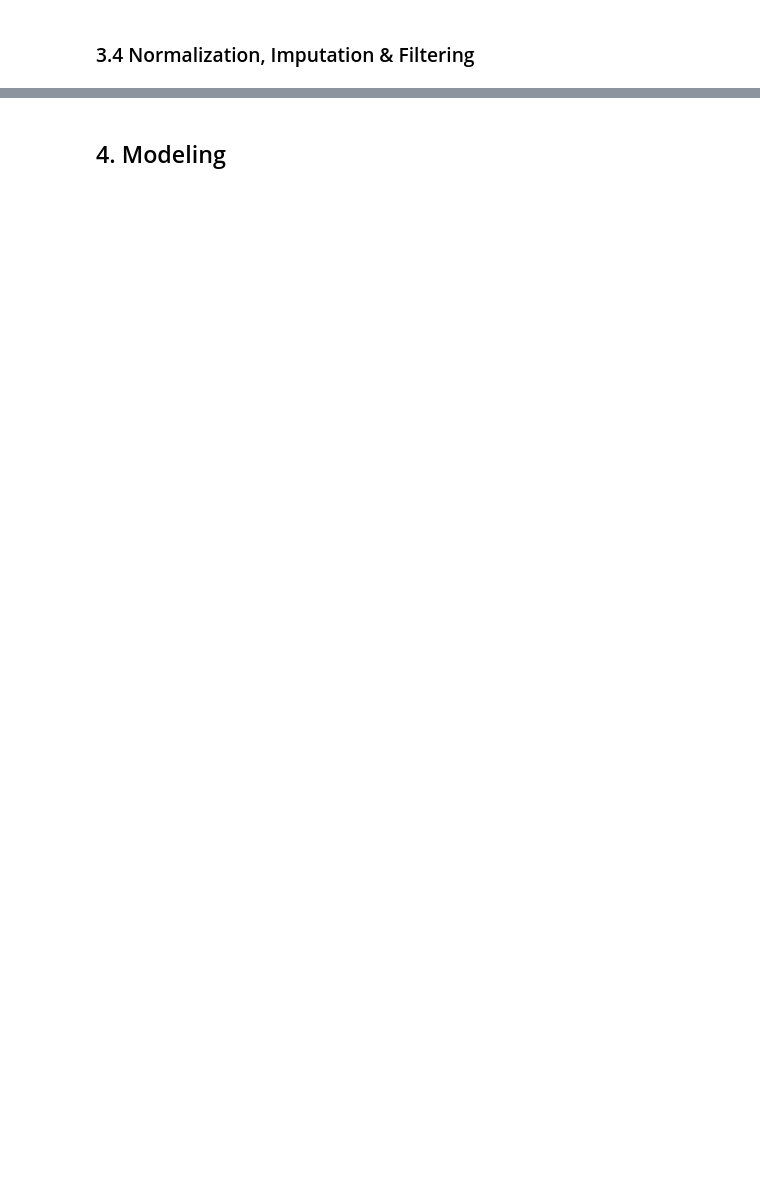
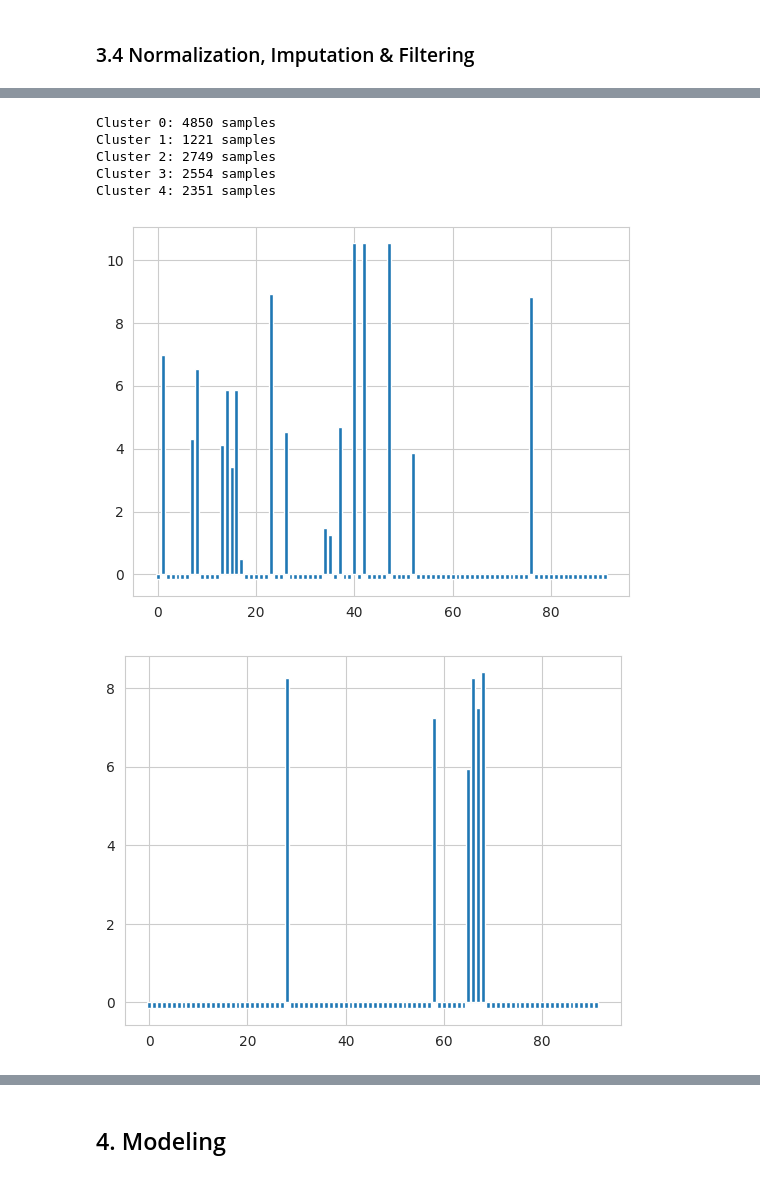
Before and after one commit to linou12/DataWhisperers, a Jupyter notebook: m6_DataWhisperers.ipynb, the cells around one changed output, grey strips where cells are left out. Drawn from its saved outputs; the diff is of its cells as text; code cells hidden in the pictures; blank space fills up the shorter version.

Commit message:
First push on benjus

```diff
--- a/m6_DataWhisperers.ipynb
+++ b/m6_DataWhisperers.ipynb
@@ -558,0 +606,26 @@ df_q2.head()
+# %%
+feature1 = pd.DataFrame(df_q1[:,:,1])
+
+model = TimeSeriesKMeans(n_clusters=5, metric="dtw",
+                         max_iter=50)
+labels = model.fit_predict(feature1)
+# %%
+labels_unique, counts = np.unique(labels, return_counts=True)
+
+for label, count in zip(labels_unique, counts):
+    print(f'Cluster {label}: {count} samples')
+# %% [output]
+Cluster 0: 4850 samples
+Cluster 1: 1221 samples
+Cluster 2: 2749 samples
+Cluster 3: 2554 samples
+Cluster 4: 2351 samples
+# %%
+first_cluster = feature1.iloc[np.where(labels==1)]
+
+for id, row in first_cluster[:5].iterrows():
+    plt.bar(list(range(len(row))), row)
+    plt.show()
+# %% [output]
+[figure, added]
+[figure, added]
```
Also changed, not shown: parts of 33 cells of this notebook.
